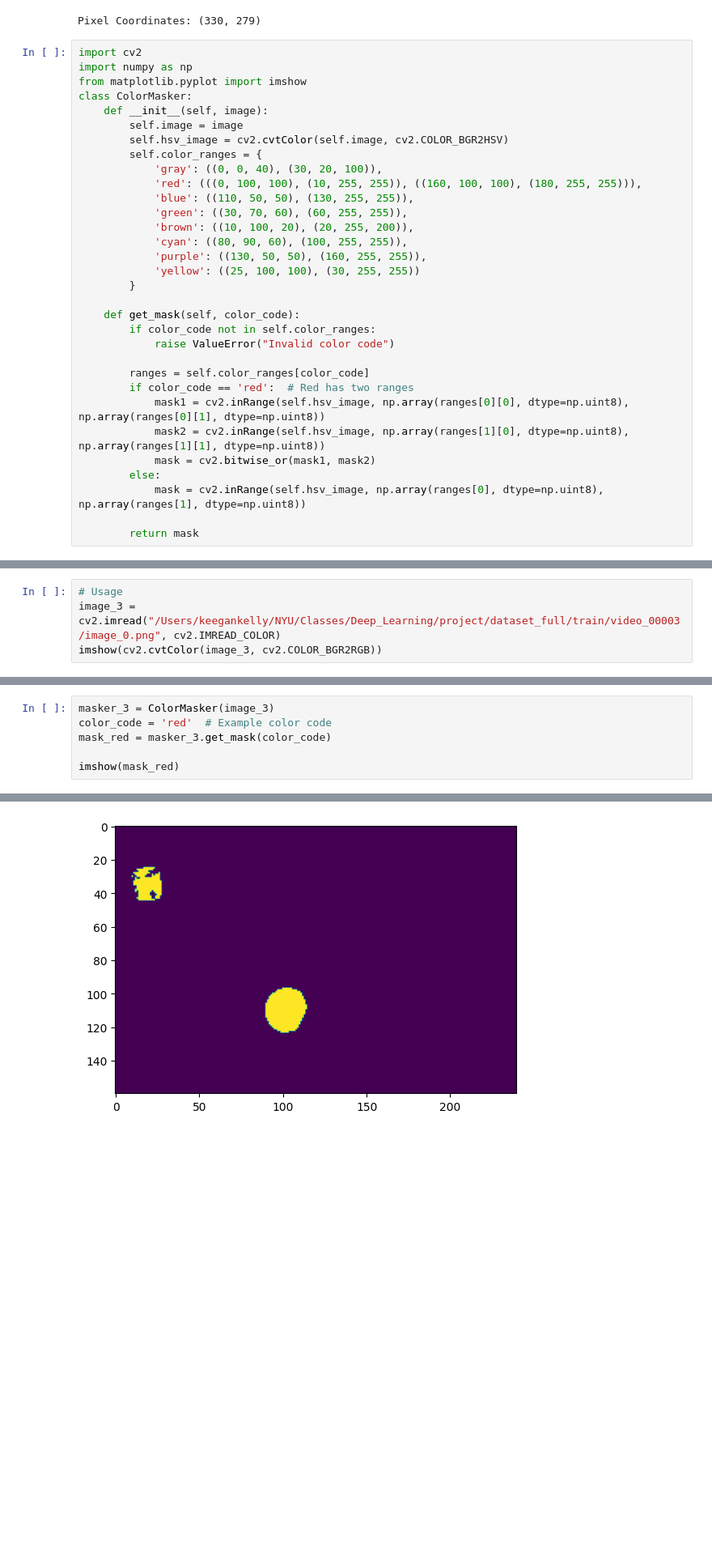
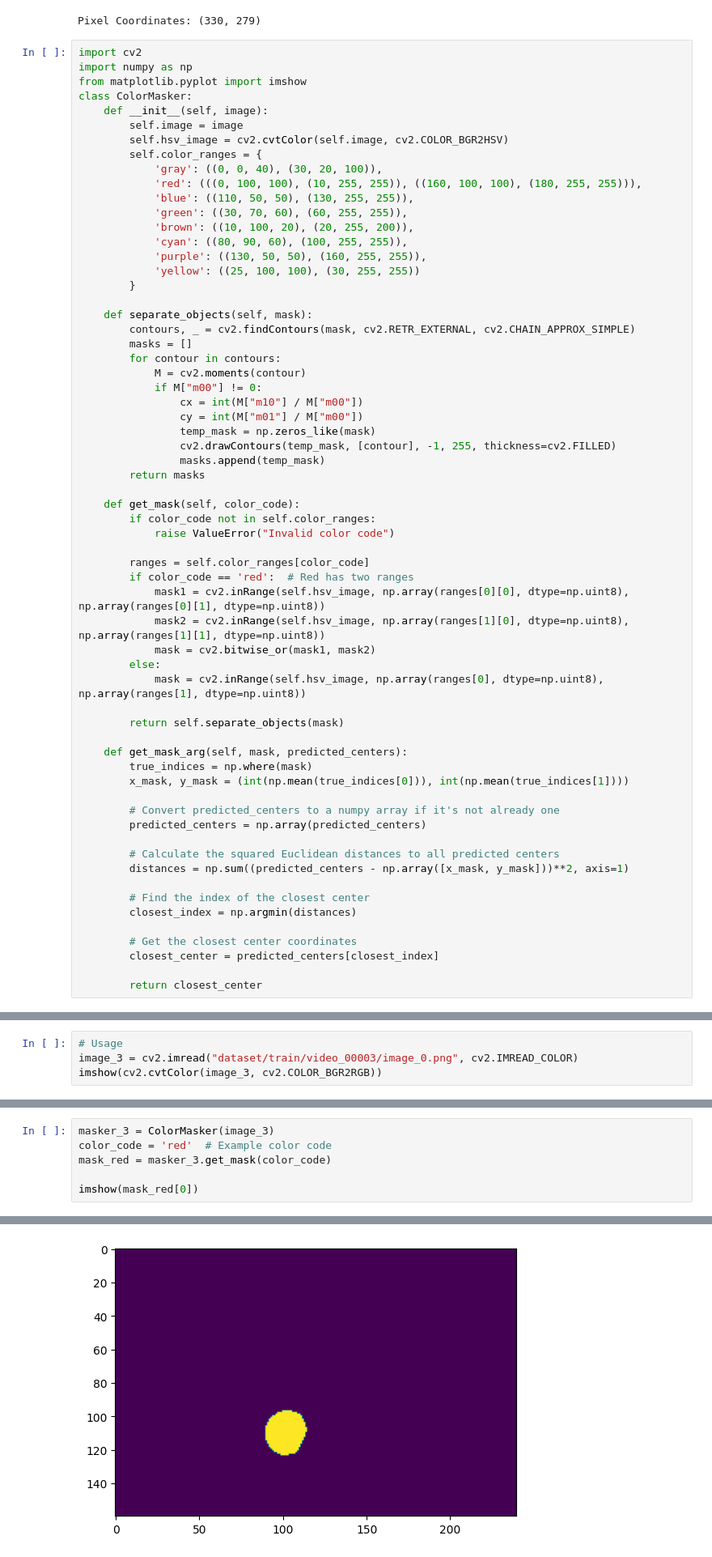
Before and after one commit to pdtraver/DL_Final_Project, a Jupyter notebook: Mask from Image and slot attention.ipynb, the cells around one changed output, grey strips where cells are left out. Shown at 81% size. Cells and saved outputs as stored; diff of their text form; blank space fills up the shorter version.

```diff
--- a/Mask from Image and slot attention.ipynb
+++ b/Mask from Image and slot attention.ipynb
@@ -78,6 +78,19 @@ class ColorMasker:
             'yellow': ((25, 100, 100), (30, 255, 255))
         }
 
+    def separate_objects(self, mask):
+        contours, _ = cv2.findContours(mask, cv2.RETR_EXTERNAL, cv2.CHAIN_APPROX_SIMPLE)
+        masks = []
+        for contour in contours:
+            M = cv2.moments(contour)
+            if M["m00"] != 0:
+                cx = int(M["m10"] / M["m00"])
+                cy = int(M["m01"] / M["m00"])
+                temp_mask = np.zeros_like(mask)
+                cv2.drawContours(temp_mask, [contour], -1, 255, thickness=cv2.FILLED)
+                masks.append(temp_mask)
+        return masks
+
     def get_mask(self, color_code):
         if color_code not in self.color_ranges:
             raise ValueError("Invalid color code")
@@ -90,6 +103,24 @@ class ColorMasker:
         else:
             mask = cv2.inRange(self.hsv_image, np.array(ranges[0], dtype=np.uint8), np.array(ranges[1], dtype=np.uint8))
 
-        return mask
+        return self.separate_objects(mask)
+
+    def get_mask_arg(self, mask, predicted_centers):
+        true_indices = np.where(mask)
+        x_mask, y_mask = (int(np.mean(true_indices[0])), int(np.mean(true_indices[1])))
+
+        # Convert predicted_centers to a numpy array if it's not already one
+        predicted_centers = np.array(predicted_centers)
+
+        # Calculate the squared Euclidean distances to all predicted centers
+        distances = np.sum((predicted_centers - np.array([x_mask, y_mask]))**2, axis=1)
+
+        # Find the index of the closest center
+        closest_index = np.argmin(distances)
+
+        # Get the closest center coordinates
+        closest_center = predicted_centers[closest_index]
+
+        return closest_center
 # %%
 # Usage
@@ -149,7 +180,7 @@ imshow(mask_purple)
 [figure]
 # %%
 # Usage
-image_3 = cv2.imread("/Users/keegankelly/NYU/Classes/Deep_Learning/project/dataset_full/train/video_00003/image_0.png", cv2.IMREAD_COLOR)
+image_3 = cv2.imread("dataset/train/video_00003/image_0.png", cv2.IMREAD_COLOR)
 imshow(cv2.cvtColor(image_3, cv2.COLOR_BGR2RGB))
 # %% [output]
 <matplotlib.image.AxesImage at 0x...>
@@ -157,9 +188,9 @@ imshow(cv2.cvtColor(image_3, cv2.COLOR_BGR2RGB))
 # %%
 masker_3 = ColorMasker(image_3)
 color_code = 'red'  # Example color code
 mask_red = masker_3.get_mask(color_code)
 
-imshow(mask_red)
+imshow(mask_red[0])
 # %% [output]
 <matplotlib.image.AxesImage at 0x...>
-[figure, old version]
+[figure, new version]
```
Also changed, not shown: parts of 9 cells of this notebook.
